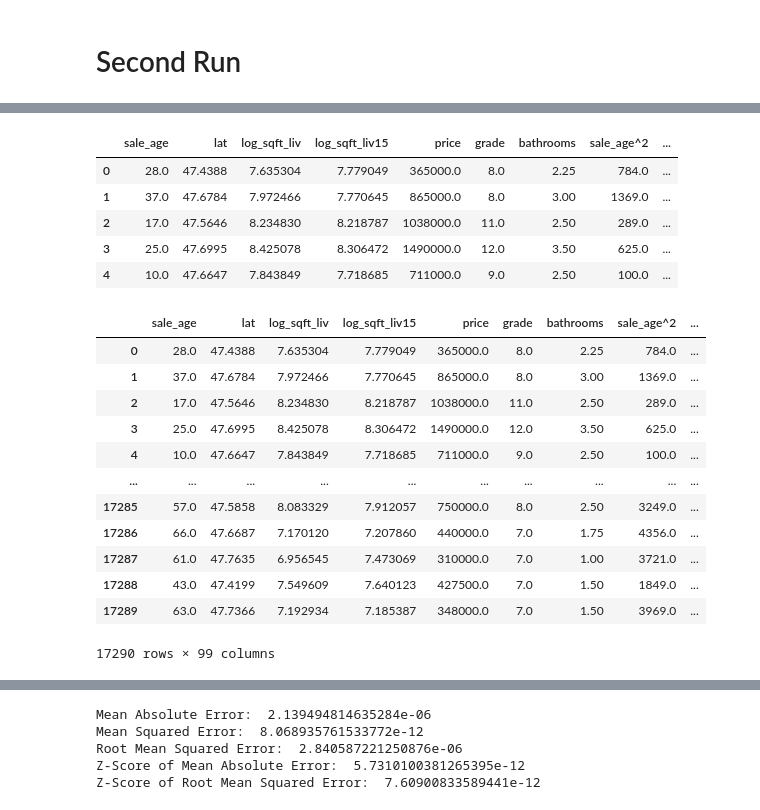
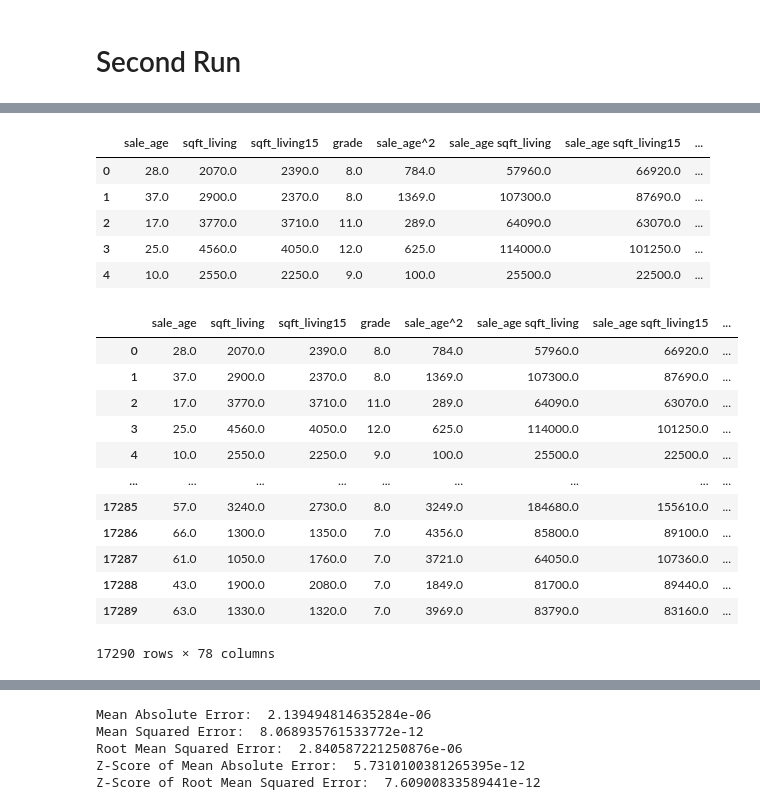
Before and after one commit to datascisteven/King-County-Housing-Price-Prediction, a Jupyter notebook: final.ipynb, the cells around one changed output, grey strips where cells are left out. Drawn from its saved outputs; the diff is of its cells as text; code cells hidden in the pictures.

```diff
--- a/final.ipynb
+++ b/final.ipynb
@@ -919,38 +960,38 @@ df2_dum.head()
 # %%
 # Grab columns for polynominal and interaction features from the original dataframe without dummy variables
-poly_feat = df2[['sale_age', 'lat', 'log_sqft_liv', 'log_sqft_liv15', 'price', 'grade', 'bathrooms']]
+poly_feat = df2[['sale_age', 'sqft_living', 'sqft_living15', 'grade']]
 target = df2['price']
 # Use SKlearn to create binomial features
 poly = PolynomialFeatures(degree=2, include_bias=False)
 poly_data = poly.fit_transform(poly_feat)
 poly_columns = poly.get_feature_names(poly_feat.columns)
 df2_poly = pd.DataFrame(poly_data, columns=poly_columns)
 df2_poly.head()
 # %% [output]
-|  | sale_age | lat | log_sqft_liv | log_sqft_liv15 | price | grade | bathrooms | sale_age^2 | ... |
-| 0 | 28.0 | 47.4388 | 7.635304 | 7.779049 | 365000.0 | 8.0 | 2.25 | 784.0 | ... |
-| 1 | 37.0 | 47.6784 | 7.972466 | 7.770645 | 865000.0 | 8.0 | 3.00 | 1369.0 | ... |
-| 2 | 17.0 | 47.5646 | 8.234830 | 8.218787 | 1038000.0 | 11.0 | 2.50 | 289.0 | ... |
-| 3 | 25.0 | 47.6995 | 8.425078 | 8.306472 | 1490000.0 | 12.0 | 3.50 | 625.0 | ... |
-| 4 | 10.0 | 47.6647 | 7.843849 | 7.718685 | 711000.0 | 9.0 | 2.50 | 100.0 | ... |
+|  | sale_age | sqft_living | sqft_living15 | grade | sale_age^2 | sale_age sqft_living | sale_age sqft_living15 | ... |
+| 0 | 28.0 | 2070.0 | 2390.0 | 8.0 | 784.0 | 57960.0 | 66920.0 | ... |
+| 1 | 37.0 | 2900.0 | 2370.0 | 8.0 | 1369.0 | 107300.0 | 87690.0 | ... |
+| 2 | 17.0 | 3770.0 | 3710.0 | 11.0 | 289.0 | 64090.0 | 63070.0 | ... |
+| 3 | 25.0 | 4560.0 | 4050.0 | 12.0 | 625.0 | 114000.0 | 101250.0 | ... |
+| 4 | 10.0 | 2550.0 | 2250.0 | 9.0 | 100.0 | 25500.0 | 22500.0 | ... |
 # %%
 # Concatenating two dataframes together
 df2_model = pd.concat([df2_poly, df2_dum], axis=1)
 df2_model
 # %% [output]
-|  | sale_age | lat | log_sqft_liv | log_sqft_liv15 | price | grade | bathrooms | sale_age^2 | ... |
-| 0 | 28.0 | 47.4388 | 7.635304 | 7.779049 | 365000.0 | 8.0 | 2.25 | 784.0 | ... |
-| 1 | 37.0 | 47.6784 | 7.972466 | 7.770645 | 865000.0 | 8.0 | 3.00 | 1369.0 | ... |
-| 2 | 17.0 | 47.5646 | 8.234830 | 8.218787 | 1038000.0 | 11.0 | 2.50 | 289.0 | ... |
-| 3 | 25.0 | 47.6995 | 8.425078 | 8.306472 | 1490000.0 | 12.0 | 3.50 | 625.0 | ... |
-| 4 | 10.0 | 47.6647 | 7.843849 | 7.718685 | 711000.0 | 9.0 | 2.50 | 100.0 | ... |
-| ... | ... | ... | ... | ... | ... | ... | ... | ... | ... |
-| 17285 | 57.0 | 47.5858 | 8.083329 | 7.912057 | 750000.0 | 8.0 | 2.50 | 3249.0 | ... |
-| 17286 | 66.0 | 47.6687 | 7.170120 | 7.207860 | 440000.0 | 7.0 | 1.75 | 4356.0 | ... |
-| 17287 | 61.0 | 47.7635 | 6.956545 | 7.473069 | 310000.0 | 7.0 | 1.00 | 3721.0 | ... |
-| 17288 | 43.0 | 47.4199 | 7.549609 | 7.640123 | 427500.0 | 7.0 | 1.50 | 1849.0 | ... |
-| 17289 | 63.0 | 47.7366 | 7.192934 | 7.185387 | 348000.0 | 7.0 | 1.50 | 3969.0 | ... |
+|  | sale_age | sqft_living | sqft_living15 | grade | sale_age^2 | sale_age sqft_living | sale_age sqft_living15 | ... |
+| 0 | 28.0 | 2070.0 | 2390.0 | 8.0 | 784.0 | 57960.0 | 66920.0 | ... |
+| 1 | 37.0 | 2900.0 | 2370.0 | 8.0 | 1369.0 | 107300.0 | 87690.0 | ... |
+| 2 | 17.0 | 3770.0 | 3710.0 | 11.0 | 289.0 | 64090.0 | 63070.0 | ... |
+| 3 | 25.0 | 4560.0 | 4050.0 | 12.0 | 625.0 | 114000.0 | 101250.0 | ... |
+| 4 | 10.0 | 2550.0 | 2250.0 | 9.0 | 100.0 | 25500.0 | 22500.0 | ... |
+| ... | ... | ... | ... | ... | ... | ... | ... | ... |
+| 17285 | 57.0 | 3240.0 | 2730.0 | 8.0 | 3249.0 | 184680.0 | 155610.0 | ... |
+| 17286 | 66.0 | 1300.0 | 1350.0 | 7.0 | 4356.0 | 85800.0 | 89100.0 | ... |
+| 17287 | 61.0 | 1050.0 | 1760.0 | 7.0 | 3721.0 | 64050.0 | 107360.0 | ... |
+| 17288 | 43.0 | 1900.0 | 2080.0 | 7.0 | 1849.0 | 81700.0 | 89440.0 | ... |
+| 17289 | 63.0 | 1330.0 | 1320.0 | 7.0 | 3969.0 | 83790.0 | 83160.0 | ... |
-17290 rows × 99 columns
+17290 rows × 78 columns
 # %%
 # Use scikit-learn to fit and assess new model
 lm_2 = LinearRegression()
```
Also changed, not shown: parts of 18 cells of this notebook.
